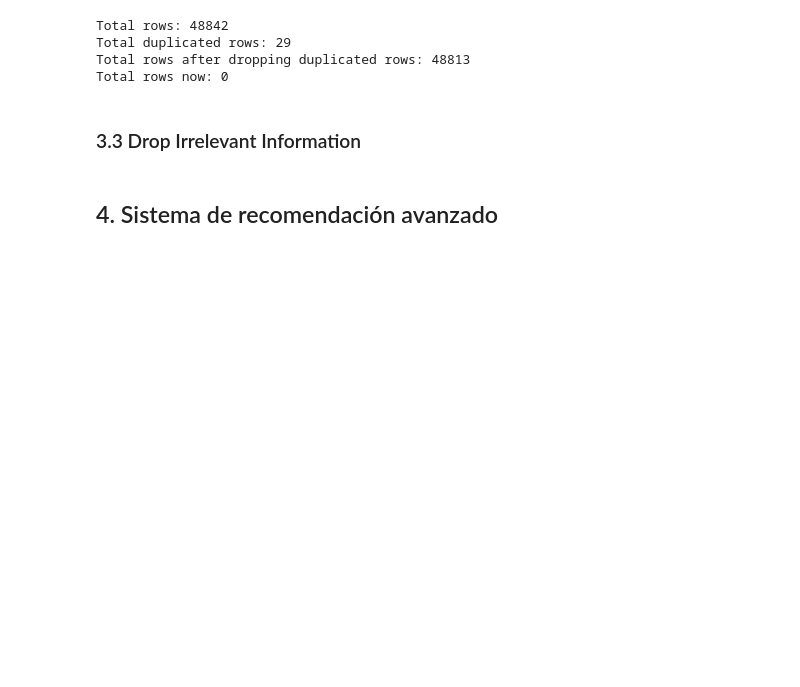
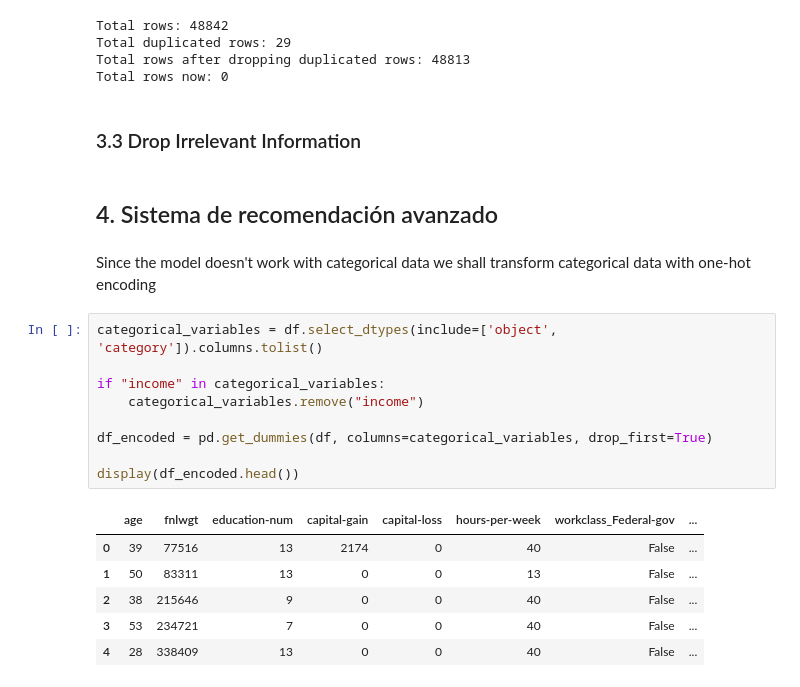
Before and after one commit to 4GeeksAcademy/danielpaez-dev-recommendation-system, a Jupyter notebook: src/explore.ipynb, the cells around one changed output. Cells and saved outputs as stored; diff of their text form; blank space fills up the shorter version.

Commit message:
FEAT: encoded categorical data

```diff
--- a/src/explore.ipynb
+++ b/src/explore.ipynb
@@ -105,3 +105,21 @@ Total rows now: 0
 ### 3.3 Drop Irrelevant Information <a id='c3-3'></a>
 # %% [markdown]
 ## 4. Sistema de recomendación avanzado
+# %% [markdown]
+Since the model doesn't work with categorical data we shall transform categorical data with one-hot encoding
+# %%
+categorical_variables = df.select_dtypes(include=['object', 'category']).columns.tolist()
+
+if "income" in categorical_variables:
+    categorical_variables.remove("income")
+
+df_encoded = pd.get_dummies(df, columns=categorical_variables, drop_first=True)
+
+display(df_encoded.head())
+# %% [output]
+|  | age | fnlwgt | education-num | capital-gain | capital-loss | hours-per-week | workclass_Federal-gov | ... |
+| 0 | 39 | 77516 | 13 | 2174 | 0 | 40 | False | ... |
+| 1 | 50 | 83311 | 13 | 0 | 0 | 13 | False | ... |
+| 2 | 38 | 215646 | 9 | 0 | 0 | 40 | False | ... |
+| 3 | 53 | 234721 | 7 | 0 | 0 | 40 | False | ... |
+| 4 | 28 | 338409 | 13 | 0 | 0 | 40 | False | ... |
```
